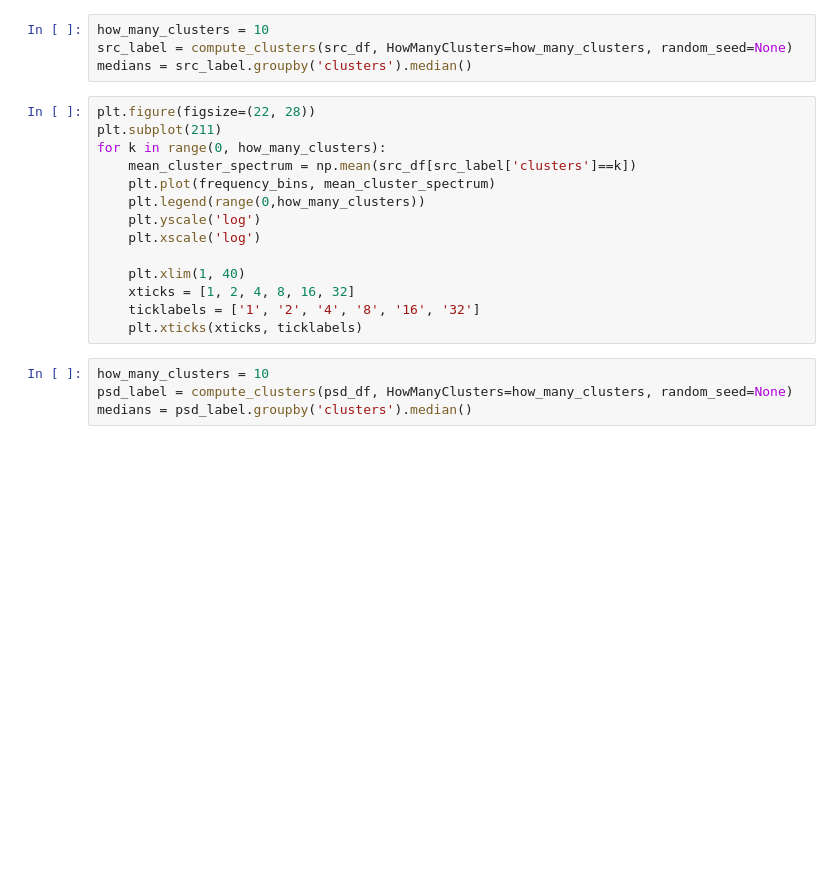
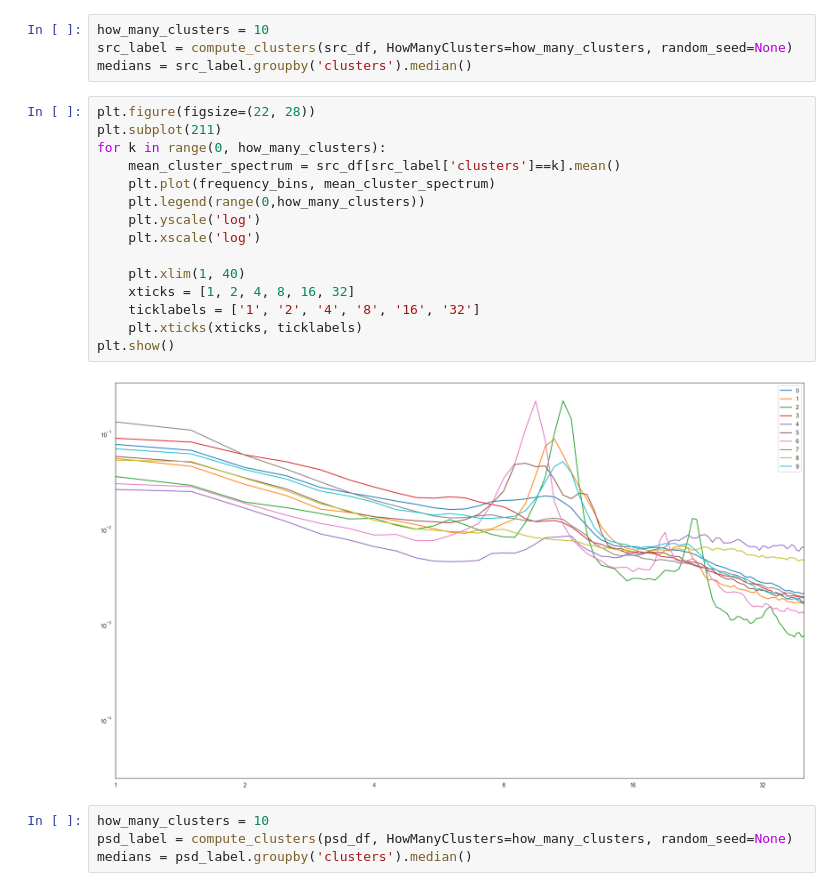
Before and after one commit to danieltomasz/code-spectral-comparison, a Jupyter notebook: notebooks/01_clustering/00a_look_for_clusters_channels_kmeans.ipynb, the cells around one changed output. Cells and saved outputs as stored; diff of their text form; blank space fills up the shorter version.

```diff
--- a/notebooks/01_clustering/00a_look_for_clusters_channels_kmeans.ipynb
+++ b/notebooks/01_clustering/00a_look_for_clusters_channels_kmeans.ipynb
@@ -97,17 +148,20 @@ medians = src_label.groupby('clusters').median()
 # %%
 plt.figure(figsize=(22, 28))
 plt.subplot(211)
 for k in range(0, how_many_clusters):
-    mean_cluster_spectrum = np.mean(src_df[src_label['clusters']==k])
+    mean_cluster_spectrum = src_df[src_label['clusters']==k].mean()
     plt.plot(frequency_bins, mean_cluster_spectrum)
     plt.legend(range(0,how_many_clusters))
     plt.yscale('log')
     plt.xscale('log')
 
     plt.xlim(1, 40)
     xticks = [1, 2, 4, 8, 16, 32]
     ticklabels = ['1', '2', '4', '8', '16', '32']
     plt.xticks(xticks, ticklabels)
+plt.show()
+# %% [output]
+[figure, added]
 # %%
 how_many_clusters = 10
 psd_label = compute_clusters(psd_df, HowManyClusters=how_many_clusters, random_seed=None)
```
Also changed, not shown: parts of 8 cells of this notebook, 2 other files.
